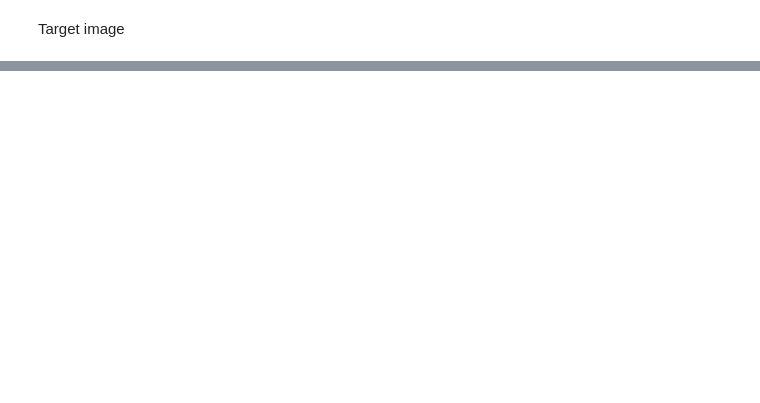
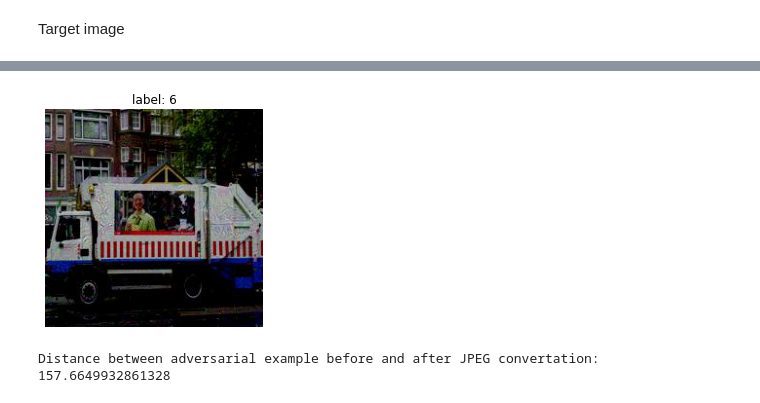
Before and after one commit to a-chubcheva/Excessive-invariance, a Jupyter notebook: Test.ipynb, the cells around one changed output, grey strips where cells are left out. Cells and saved outputs as stored; diff of their text form; code cells hidden in the pictures; blank space fills up the shorter version.

```diff
--- a/Test.ipynb
+++ b/Test.ipynb
@@ -191,0 +218,35 @@ show_img(torch.reshape(img.data.cpu(), (3, 224, 224)), preds.item())
+# %%
+def to_jpg_and_back(img):
+  #denormalize
+  mean = np.array([0.485, 0.456, 0.406])
+  std = np.array([0.229, 0.224, 0.225])
+  img = img.data.cpu().numpy()[0]
+  img = img.transpose(1, 2, 0)
+  img = (img * std) + mean
+
+  #make jpg
+  img = img * 255.0
+  img = np.clip(img, 0, 255).astype(np.uint8)
+  img_pil = torchvision.transforms.ToPILImage()(img)
+  img_pil.save('img.jpg', 'JPEG')
+
+  #back to tensor
+  img_back = (np.asarray(Image.open('img.jpg')) / 255.0).astype(np.float32)
+  transform = transforms.Compose(
+      [transforms.ToTensor(),
+       transforms.Normalize(mean=mean, std=std)])
+  img_back = Variable(transform(img_back)).unsqueeze(0).to(device)
+  img_back = torch.reshape(img_back, (1, 3, 224, 224))
+
+  return img_back
+# %%
+img_jpg = to_jpg_and_back(img)
+outputs = resnet10(img_jpg)
+_, preds = torch.max(outputs, 1)
+show_img(torch.reshape(img_jpg.data.cpu(), (3, 224, 224)), preds.item())
+# %% [output]
+[figure, added]
+# %%
+print("Distance between adversarial example before and after JPEG convertation: ", torch.norm(img - img_jpg, p=2).item())
+# %% [output]
+Distance between adversarial example before and after JPEG convertation:  157.6649932861328
```
Also changed, not shown: parts of 15 cells of this notebook.
